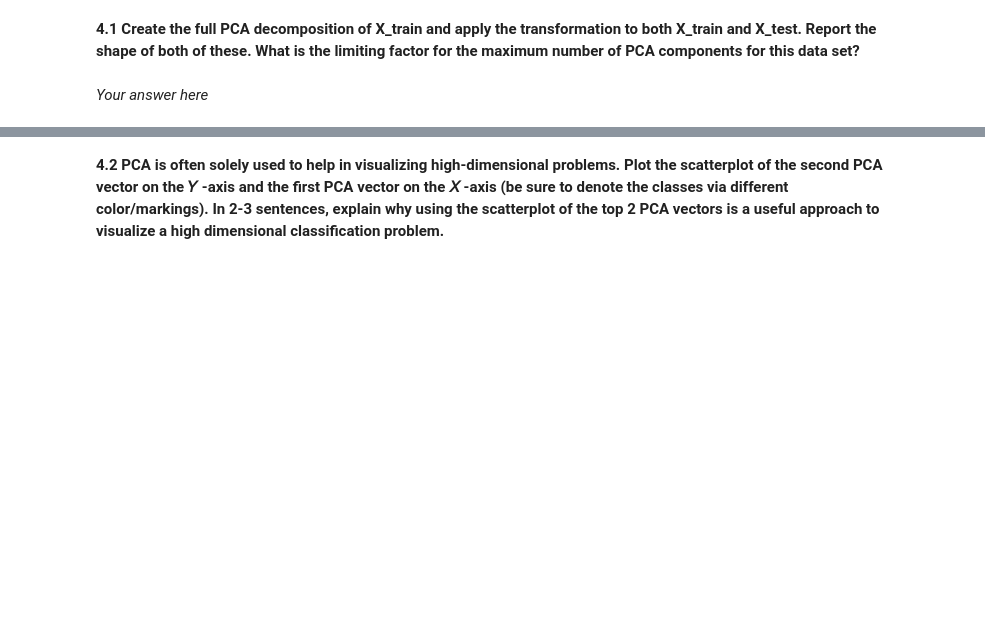
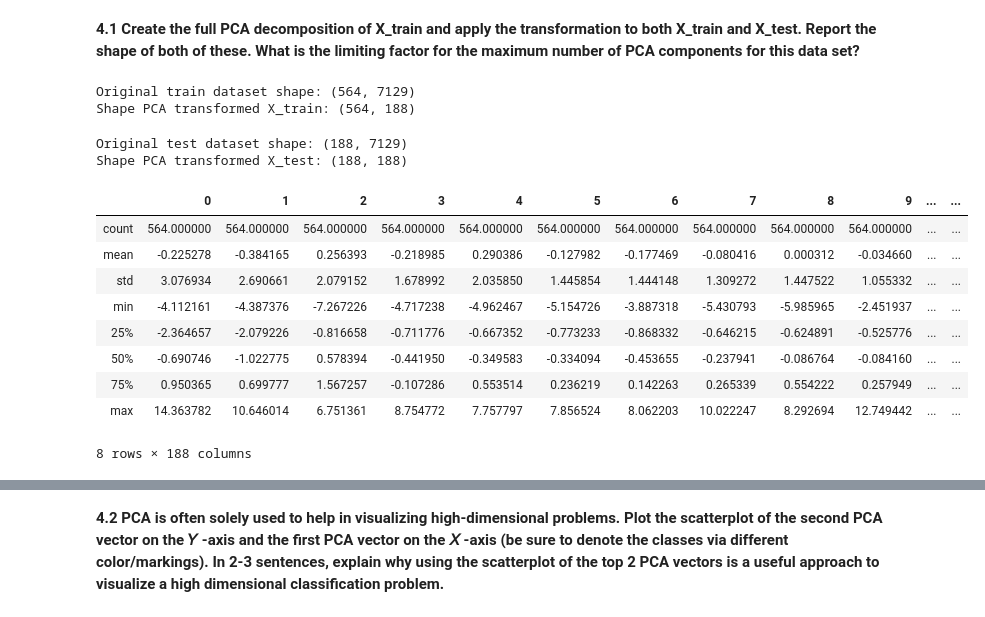
Before and after one commit to CreditPy/2021-s109a, a Jupyter notebook: cs_s109a_hw4/cs_s109a_hw4.ipynb, the cells around one changed output, grey strips where cells are left out. Drawn from its saved outputs; the diff is of its cells as text; code cells hidden in the pictures; blank space fills up the shorter version.

```diff
--- a/cs_s109a_hw4/cs_s109a_hw4.ipynb
+++ b/cs_s109a_hw4/cs_s109a_hw4.ipynb
@@ -566,15 +517,0 @@ KNN                                  NaN                 NaN
-# %%
-#In sklearn, to obtain the confusion matrix in the standard form, always have the observed y first,
-# i.e.: use as confusion_matrix(y_true, y_pred)
-
-# confusion matrix for regularized logistic regression model
-best_reg_model.fit(X_train,y_train)
-y_bestreg_test = best_reg_model.predict(X_test)
-conf_bestreg_log = pd.DataFrame(
-    metrics.confusion_matrix(y_test, y_bestreg_test),
-    index=['true:0', 'true:1'],
-    columns=['pred:0', 'pred:1']
-)
-
-print("Confusion matrix for regularized logistic regression model:")
-conf_bestreg_log
@@ -626,2 +537,43 @@ Confusion matrix for knn model:
-# %% [markdown]
-*Your answer here*
+# %%
+# create/fit the 'full' pca transformation for X_train
+pca_train = PCA().fit(X_train)
+
+# apply the pca transformation to the full predictor set
+pcaX_train = pca.transform(X_train)
+
+# convert to a data frame
+pcaX_df_train = pd.DataFrame(pcaX_train)
+
+print("Original train dataset shape:",pca_train.components_.shape);
+print("Shape PCA transformed X_train:", pcaX_train.shape)
+# %% [output]
+Original train dataset shape: (564, 7129)
+Shape PCA transformed X_train: (564, 188)
+# %%
+# create/fit the 'full' pca transformation for X_test
+pca_test = PCA().fit(X_test)
+
+# apply the pca transformation to the full predictor set
+pcaX_test = pca.transform(X_test)
+
+# convert to a data frame
+pcaX_df_test = pd.DataFrame(pcaX_test)
+
+print("Original test dataset shape:",pca_test.components_.shape);
+print("Shape PCA transformed X_test:", pcaX_test.shape)
+# %% [output]
+Original test dataset shape: (188, 7129)
+Shape PCA transformed X_test: (188, 188)
+# %%
+pcaX_df_train.describe()
+# %% [output]
+|  | 0 | 1 | 2 | 3 | 4 | 5 | 6 | 7 | 8 | 9 | ... | ... |
+| count | 564.000000 | 564.000000 | 564.000000 | 564.000000 | 564.000000 | 564.000000 | 564.000000 | 564.000000 | 564.000000 | 564.000000 | ... | ... |
+| mean | -0.225278 | -0.384165 | 0.256393 | -0.218985 | 0.290386 | -0.127982 | -0.177469 | -0.080416 | 0.000312 | -0.034660 | ... | ... |
+| std | 3.076934 | 2.690661 | 2.079152 | 1.678992 | 2.035850 | 1.445854 | 1.444148 | 1.309272 | 1.447522 | 1.055332 | ... | ... |
+| min | -4.112161 | -4.387376 | -7.267226 | -4.717238 | -4.962467 | -5.154726 | -3.887318 | -5.430793 | -5.985965 | -2.451937 | ... | ... |
+| 25% | -2.364657 | -2.079226 | -0.816658 | -0.711776 | -0.667352 | -0.773233 | -0.868332 | -0.646215 | -0.624891 | -0.525776 | ... | ... |
+| 50% | -0.690746 | -1.022775 | 0.578394 | -0.441950 | -0.349583 | -0.334094 | -0.453655 | -0.237941 | -0.086764 | -0.084160 | ... | ... |
+| 75% | 0.950365 | 0.699777 | 1.567257 | -0.107286 | 0.553514 | 0.236219 | 0.142263 | 0.265339 | 0.554222 | 0.257949 | ... | ... |
+| max | 14.363782 | 10.646014 | 6.751361 | 8.754772 | 7.757797 | 7.856524 | 8.062203 | 10.022247 | 8.292694 | 12.749442 | ... | ... |
+8 rows × 188 columns
```
Also changed, not shown: parts of 23 cells of this notebook.
